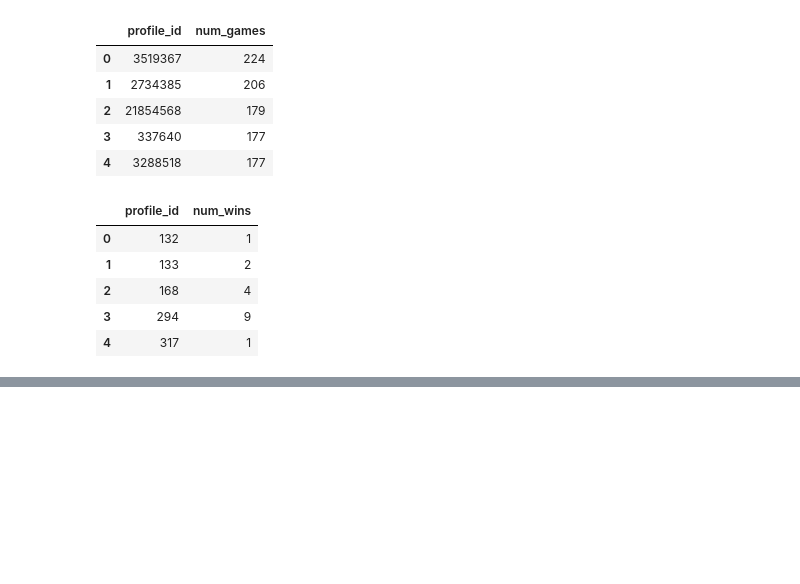
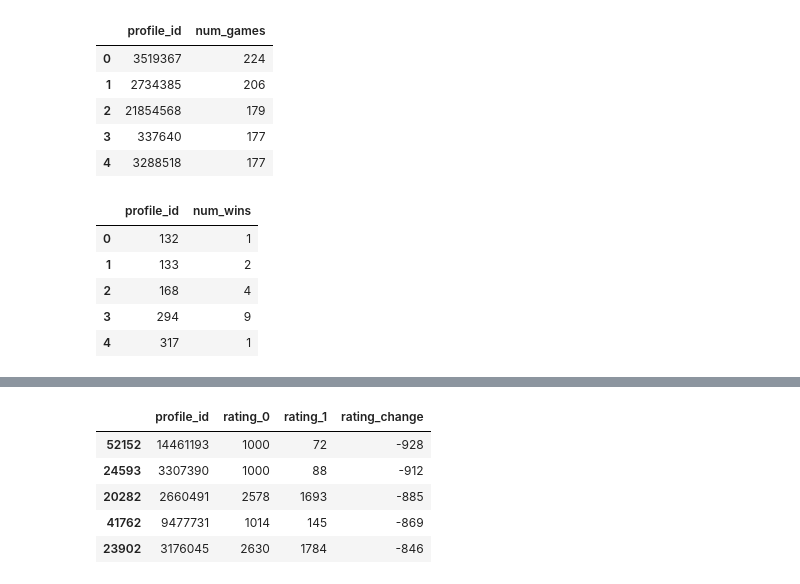
Before and after one commit to moraish/AOE_data_analysis, a Jupyter notebook: AOE_2_ANALYSIS_V1.ipynb, the cells around one changed output, grey strips where cells are left out. Saved outputs shown, nothing was run; the diff lists cells and outputs as text; code cells hidden in the pictures; blank space fills up the shorter version.

```diff
--- a/AOE_2_ANALYSIS_V1.ipynb
+++ b/AOE_2_ANALYSIS_V1.ipynb
@@ -624,0 +393,11 @@ By incorporating these additional analyses and visualizations, your project will
+# %%
+# Heighest rating loss
+
+rating_change.sort_values(by='rating_change', ascending=True).head()
+# %% [output]
+|  | profile_id | rating_0 | rating_1 | rating_change |
+| 52152 | 14461193 | 1000 | 72 | -928 |
+| 24593 | 3307390 | 1000 | 88 | -912 |
+| 20282 | 2660491 | 2578 | 1693 | -885 |
+| 41762 | 9477731 | 1014 | 145 | -869 |
+| 23902 | 3176045 | 2630 | 1784 | -846 |
```
Also changed, not shown: parts of 23 cells of this notebook.
